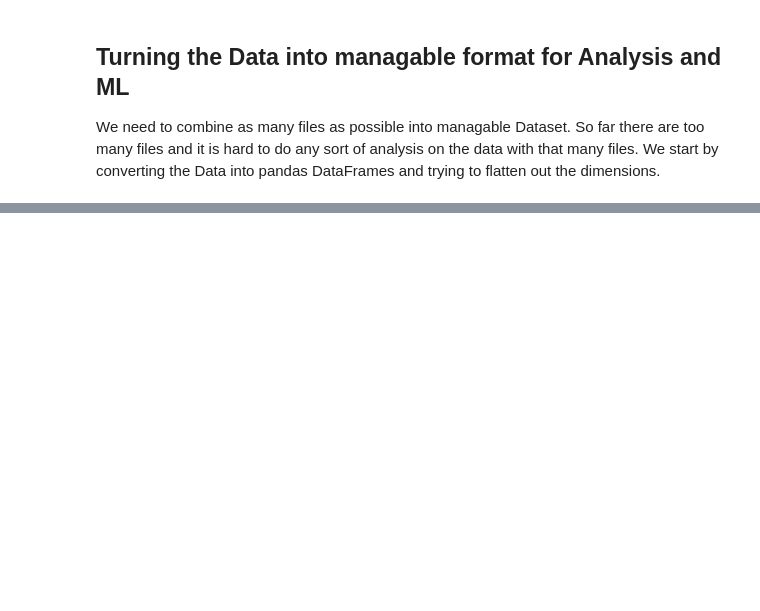
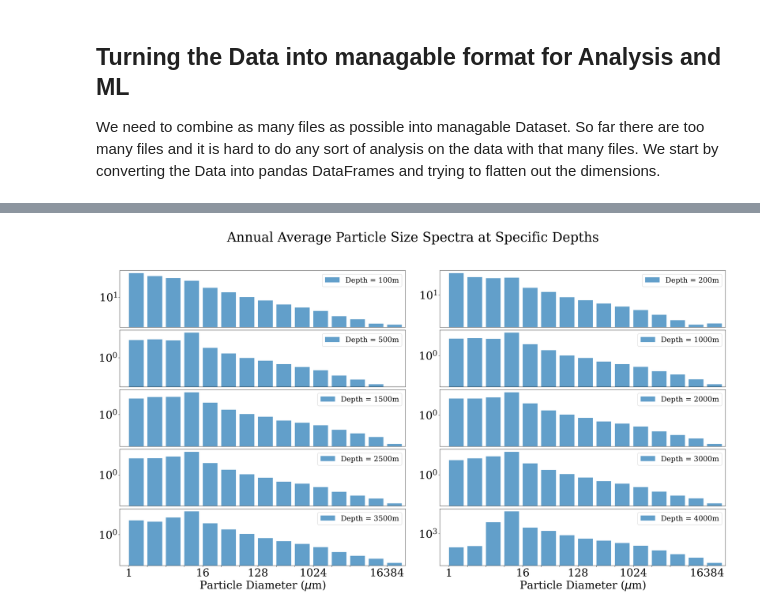
Before and after one commit to Vicster97/Oxford_Placement_2020, a Jupyter notebook: Analysing_SLAMS2.0_output_files.ipynb, the cells around one changed output, grey strips where cells are left out. Drawn from its saved outputs; the diff is of its cells as text; code cells hidden in the pictures; blank space fills up the shorter version.

Commit message:
File analysis and plots

```diff
--- a/Analysing_SLAMS2.0_output_files.ipynb
+++ b/Analysing_SLAMS2.0_output_files.ipynb
@@ -395,0 +441,58 @@ plt.show()
+# %%
+#setting the plotting parameters
+params = {
+    'image.cmap': 'gray',
+    'axes.labelsize': 30, # fontsize for x and y labels (was 10)
+    'axes.titlesize': 30,
+    'font.size': 30, # was 10
+    'legend.fontsize': 20, # was 10
+    'xtick.labelsize': 30,
+    'ytick.labelsize': 30,
+    'figure.figsize': [30, 15],
+    'font.family': 'serif',
+}
+
+#updating parameters for plotting
+matplotlib.rcParams.update(params)
+
+#setting up the graph structure
+fig = plt.figure()
+fig.suptitle("Annual Average Particle Size Spectra at Specific Depths")
+gs = matplotlib.gridspec.GridSpec(5, 2, width_ratios=[1.,1.], height_ratios=[1.,1.,1.,1.,1.])
+gs.update(wspace=0.12, hspace=0.05)
+
+#calculating the seasonal average
+
+#calculating and plotting the annual average particle size distribution
+#looping through every depth
+for j in range(len(array_of_depth)):
+    spec_depth_sum = avgparticleatt_sizeclass_all[
+        avgparticleatt_sizeclass_all['depth_reached']==array_of_depth[j]].groupby(
+        by='type').sum()[fifteen_atributes+['Non_zero']]
+
+    annual_average_at_depth =  spec_depth_sum.iloc[:,:-1].div(spec_depth_sum['Non_zero'], axis=0).fillna(value=0)
+
+    #plotting the annual particle size distribution
+    ax1 = fig.add_subplot(gs[j])
+    ax1.bar(annual_average_at_depth.index, annual_average_at_depth['#_of_particles'],log=True,
+            label='Depth = ' +str(array_of_depth[j]) +'m',align='edge',alpha=0.7)
+
+    if j<=7: #drops all x labels for top subplots
+        ax1.tick_params(top=False, bottom=False, labelleft='on', labelbottom=False)
+
+    if j>7: # labeling the x axis on the bottom two subplots
+        ax1.tick_params(bottom=True, labelleft='on', labelbottom=True)
+
+        ax1.set_xticks(annual_average_at_depth.index )
+        ax1.set_xticklabels(['1','','', '', '16', '', '','128','','','1024','','','','16384'])
+        ax1.set_xlabel(r'Particle Diameter ($\mu$m)')
+
+
+    ax1.set_xlim(0.5,16)
+    ax1.legend(loc='upper right')
+
+#saves the figure
+plt.savefig("Annual_Average_Particle_Size_Spectra_at_Specific_Depth.png")
+plt.show()
+# %% [output]
+[figure, added]
```
Also changed, not shown: parts of 20 cells of this notebook, 5 other files.
